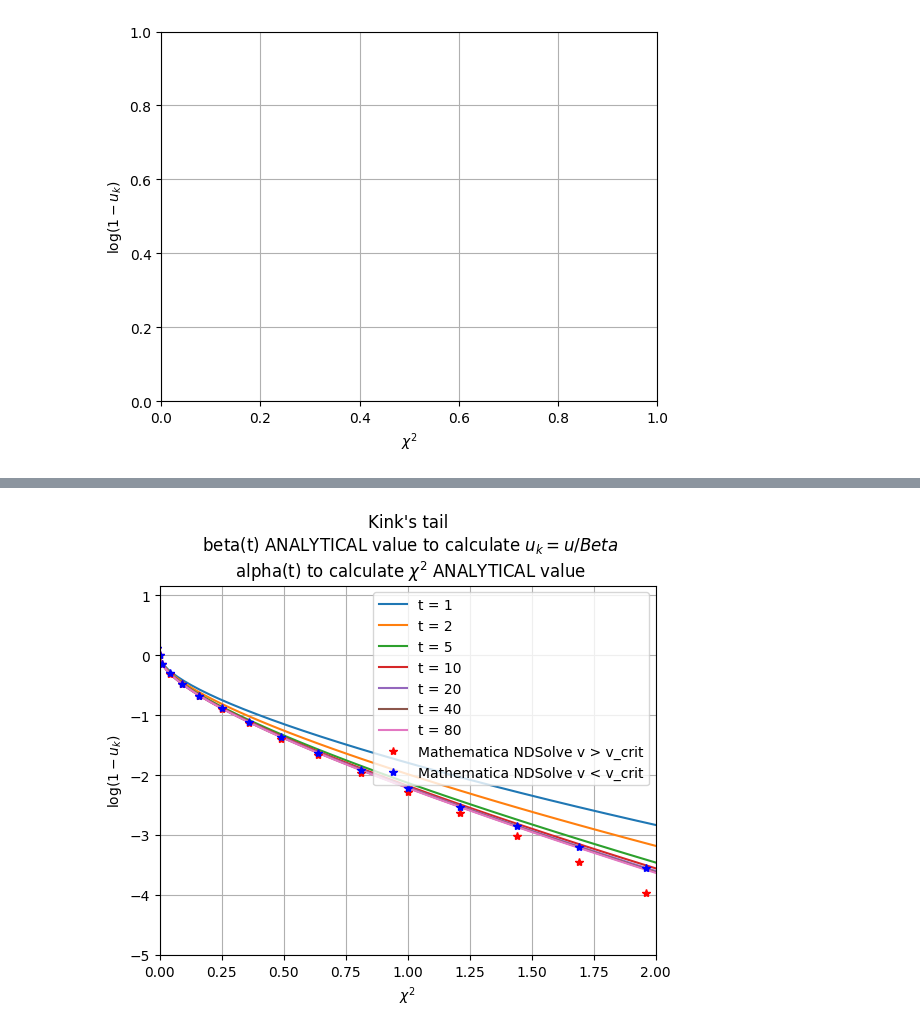
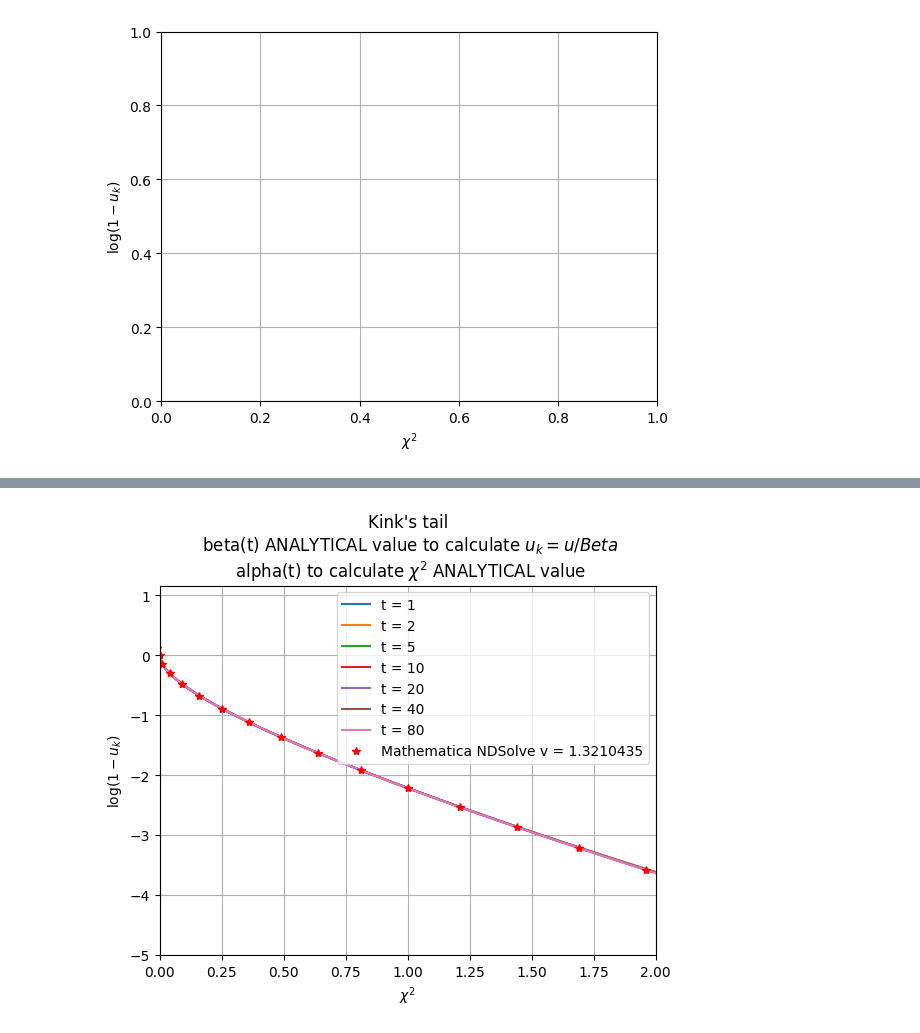
Before and after one commit to suanno/stage2, a Jupyter notebook: codes_tdgl/1D/plot/first analytical approach/compare NDSolve analytical approach tail.ipynb, the cells around one changed output, grey strips where cells are left out. Saved outputs shown, nothing was run; the diff lists cells and outputs as text; code cells hidden in the pictures.

```diff
--- a/codes_tdgl/1D/plot/first analytical approach/compare NDSolve analytical approach tail.ipynb
+++ b/codes_tdgl/1D/plot/first analytical approach/compare NDSolve analytical approach tail.ipynb
@@ -6,5 +6,5 @@ import os
 import shutil
 import time
 # %%
-dir_save = "../../.saves/" + "C decaying driving a=-2 b=1 beta0 = 1 L = 1000/"
+dir_save = "../../.saves/" + "NDSolve start C decaying driving a=-2 b=1 beta0 = 1/"
 # %% [markdown]
@@ -248,7 +259,7 @@ for folder in sorted(os.listdir(dir_save), reverse=False):
         if i != 0:
             a, b = row.split(" ")
             x[i-1] = float(a)
-            u[i-1] = -float(b)
+            u[i-1] = float(b)
         else:
             N, tmax, dx, dt, seed, A, Thalf, Cave = row.split(" ")
             N = int(N)
@@ -323,40 +334,40 @@ fig
 # %%
 # Plot NDsolve u_k tail
 
 # Read the numerical solution of the ODE
-f1 = open("../../misc/NDSolve u_k ODE a=-2 vel=1.33.dat", "r")
-f2 = open("../../misc/NDSolve u_k ODE a=-2 vel=1.32.dat", "r")
+f1 = open("../../misc/NDSolve u_k ODE a=-2 vel=1.3210435.dat", "r")
+#f2 = open("../../misc/NDSolve u_k ODE a=-2 vel=1.32.dat", "r")
 N = 1000000000
 chi = np.zeros(N)
 u_k1 = np.zeros(N)
-u_k2 = np.zeros(N)
+#u_k2 = np.zeros(N)
 i = 0
 for row in f1:
     a, b = row.split("	")
     chi[i] = float(a)/np.sqrt(b_)   # Because \chi' = b^0.5 \chi
     u_k1[i] = float(b)
     i = i + 1
-i = 0
-for row in f2:
-    a, b = row.split("	")
-    chi[i] = float(a)/np.sqrt(b_)   # Because \chi' = b^0.5 \chi
-    u_k2[i] = float(b)
-    i = i + 1
+#i = 0
+#for row in f2:
+#    a, b = row.split("	")
+#    chi[i] = float(a)/np.sqrt(b_)   # Because \chi' = b^0.5 \chi
+#    u_k2[i] = float(b)
+#    i = i + 1
 
 chi = chi[0:i-1]
 u_k1 = u_k1[0:i-1]
-u_k2 = u_k2[0:i-1]
+#u_k2 = u_k2[0:i-1]
 g1 = np.log(1-u_k1)
-g2 = np.log(1-u_k2)
+#g2 = np.log(1-u_k2)
 chi2 = np.zeros(len(chi))
 for i in np.arange(0, len(chi2)):
     chi2[i] = chi[i]**2*np.sign(chi[i])
 
-ax.plot(chi2, g1, '*', color = "red", label = "Mathematica NDSolve v > v_crit")
-ax.plot(chi2, g2, '*', color = "blue", label = "Mathematica NDSolve v < v_crit")
+ax.plot(chi2, g1, '*', color = "red", label = "Mathematica NDSolve v = 1.3210435")
+#ax.plot(chi2, g2, '*', color = "blue", label = "Mathematica NDSolve v < v_crit")
 
 
 ax.legend()
 fig
 # %% [output]
-[figure, old version]
+[figure, new version]
```
Also changed, not shown: parts of 5 cells of this notebook, 13 other files.
